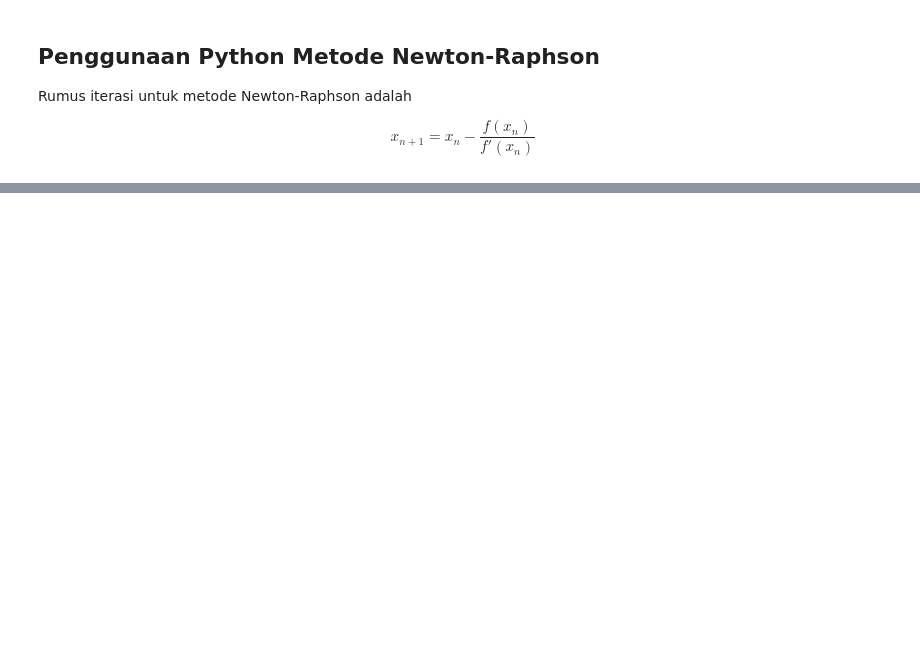
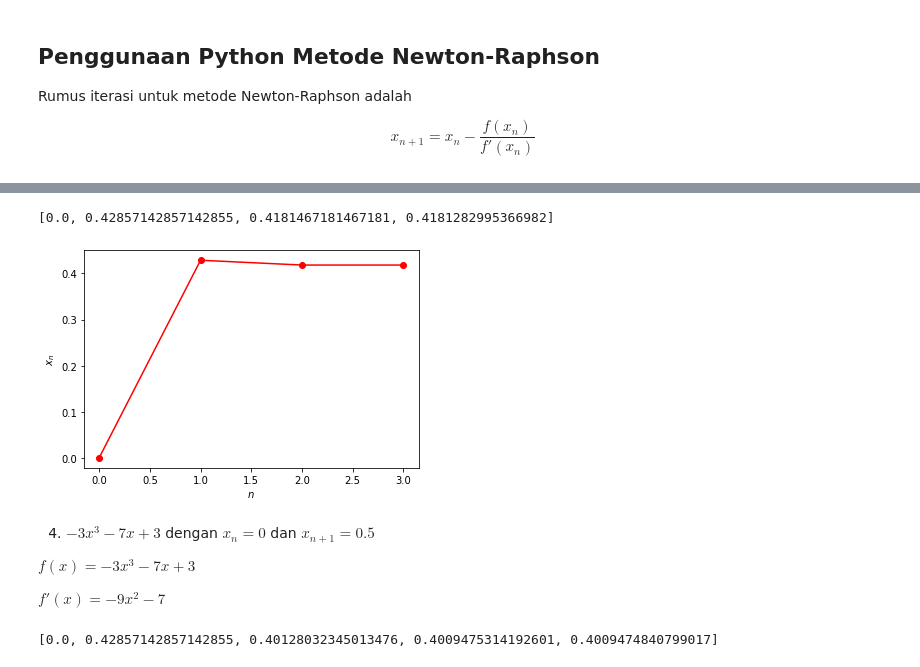
Before and after one commit to chaidar-aria/FISIKA_KOMPUTASI, a Jupyter notebook: newton-raphson.ipynb, the cells around one changed output, grey strips where cells are left out. Drawn from its saved outputs; the diff is of its cells as text; code cells hidden in the pictures; blank space fills up the shorter version.

```diff
--- a/newton-raphson.ipynb
+++ b/newton-raphson.ipynb
@@ -94,0 +177,37 @@ plt.show()
+# %%
+def f(x):
+    return -x**3-7*x+3
+
+
+def df(x):
+    return -3*x**2-7
+# %%
+tot = 1.0E-10  # toleransi
+delta = 1000
+xn = 0.0
+xd = []
+while delta > tot:
+    xd.append(xn)
+    xnp1 = xn-f(xn)/df(xn)
+    delta = abs(xnp1-xn)
+    # simpan untuk iterasi berikutnya
+    xn = xnp1
+
+print(xd)
+# %% [output]
+[0.0, 0.42857142857142855, 0.4181467181467181, 0.4181282995366982]
+# %%
+# visualisasi
+n = np.arange(len(xd))
+plt.plot(n, xd, '-or')
+plt.xlabel('$n$')
+plt.ylabel('$x_n$')
+plt.show()
+# %% [output]
+[figure, added]
+# %% [markdown]
+4. $-3x^3-7x+3$ dengan $x_n=0$ dan $x_{n+1}=0.5$
+
+$f(x)=-3x^3-7x+3$
+
+$f'(x)=-9x^2-7$
@@ -94,0 +221,15 @@ plt.show()
+# %%
+tot = 1.0E-10  # toleransi
+delta = 1000
+xn = 0.0
+xd = []
+while delta > tot:
+    xd.append(xn)
+    xnp1 = xn-f(xn)/df(xn)
+    delta = abs(xnp1-xn)
+    # simpan untuk iterasi berikutnya
+    xn = xnp1
+
+print(xd)
+# %% [output]
+[0.0, 0.42857142857142855, 0.40128032345013476, 0.4009475314192601, 0.4009474840799017]
```
Also changed, not shown: parts of 28 cells of this notebook, 1 other file.
